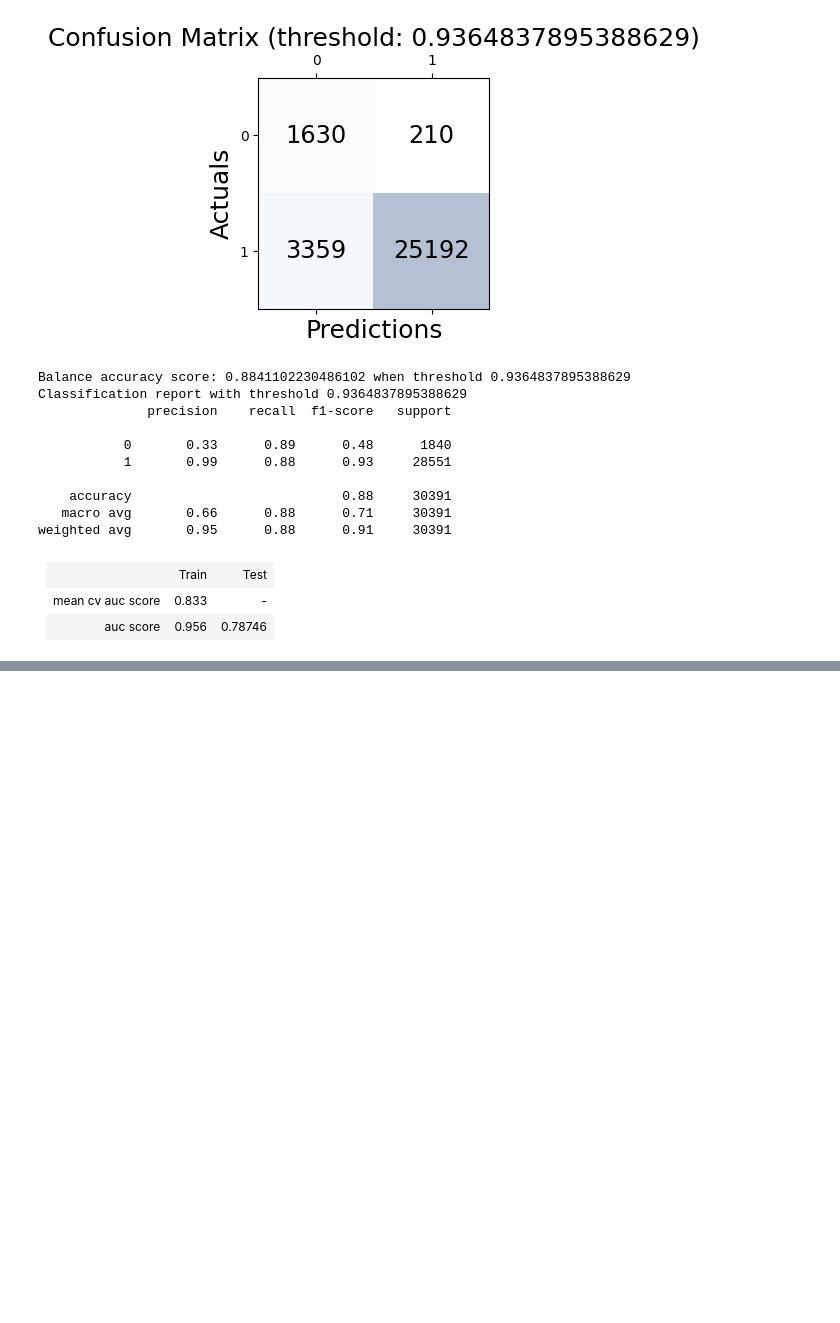
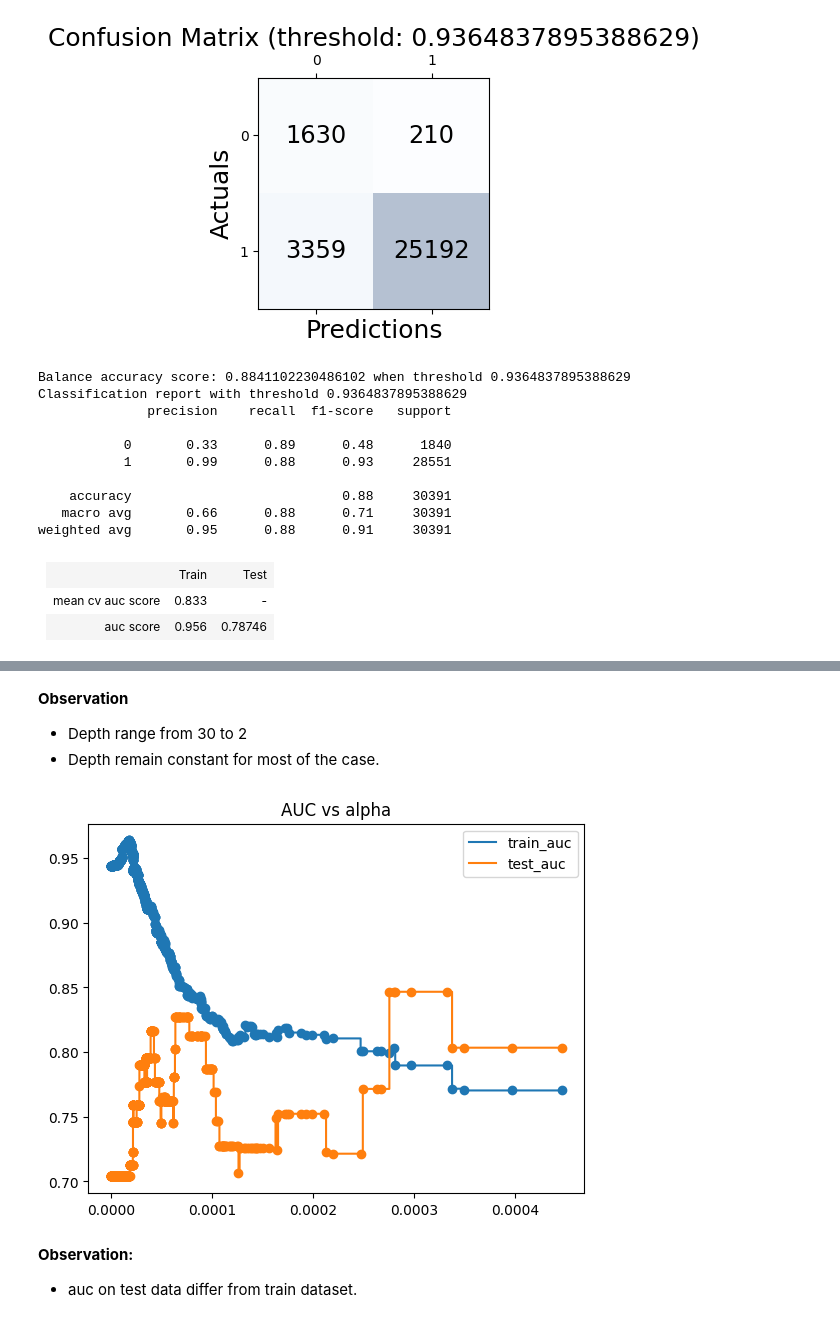
Before and after one commit to SmithaUpadhyaya/employee_access_resource_classifier, a Jupyter notebook: notebooks/training.ipynb, the cells around one changed output, grey strips where cells are left out. Drawn from its saved outputs; the diff is of its cells as text; code cells hidden in the pictures; blank space fills up the shorter version.

```diff
--- a/notebooks/training.ipynb
+++ b/notebooks/training.ipynb
@@ -1193,0 +1374,31 @@ print(classification_report(Y, Y_pred))
+# %% [markdown]
+**Observation**
+
+- Depth range from 30 to 2
+- Depth remain constant for most of the case.
+# %%
+train_auc = []
+test_auc = []
+
+for c in clfs[:-1]:
+
+    y_train_pred = c.predict(X_train)
+    y_test_pred = c.predict(X_test)
+
+    train_auc.append(roc_auc_score(y_train_pred, np.array(Y_train)))
+    test_auc.append(roc_auc_score(y_test_pred, np.array(Y_test)))
+
+
+plt.scatter(ccp_alphas[:-1], train_auc)
+plt.scatter(ccp_alphas[:-1], test_auc)
+
+plt.plot(ccp_alphas[:-1], train_auc, label = 'train_auc', drawstyle = "steps-post")
+plt.plot(ccp_alphas[:-1], test_auc, label = 'test_auc', drawstyle = "steps-post")
+plt.legend()
+plt.title('AUC vs alpha')
+plt.show()
+# %% [output]
+[figure, added]
+# %% [markdown]
+**Observation:**
+* auc on test data differ from train dataset.
```
Also changed, not shown: parts of 20 cells of this notebook, 8 other files.
